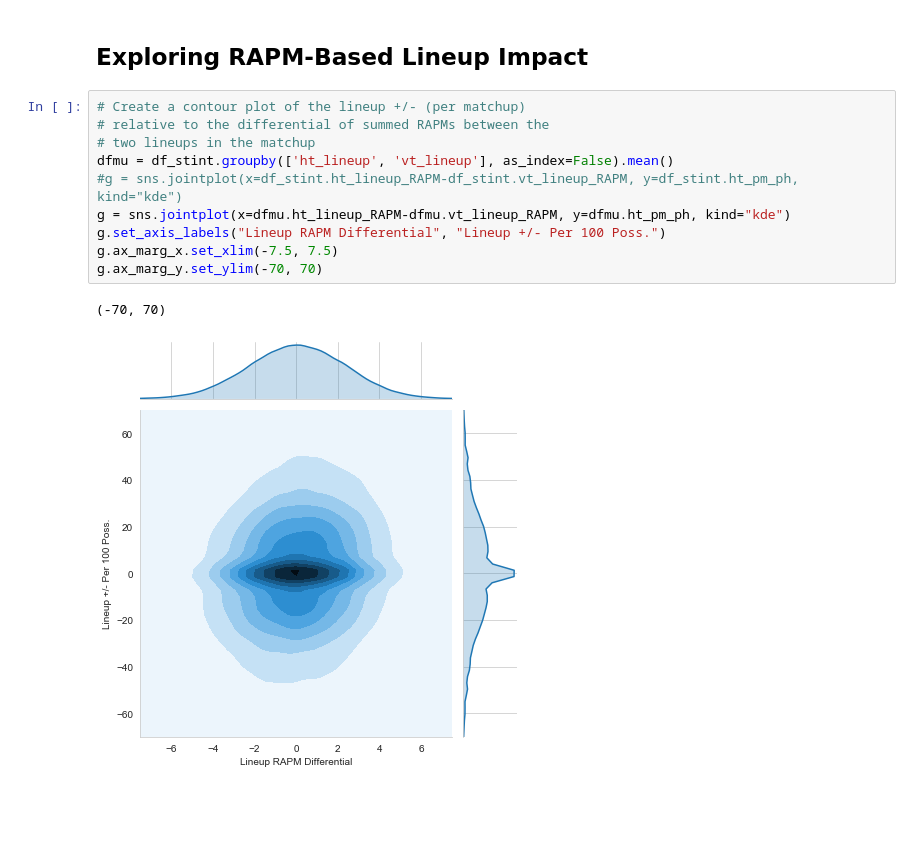
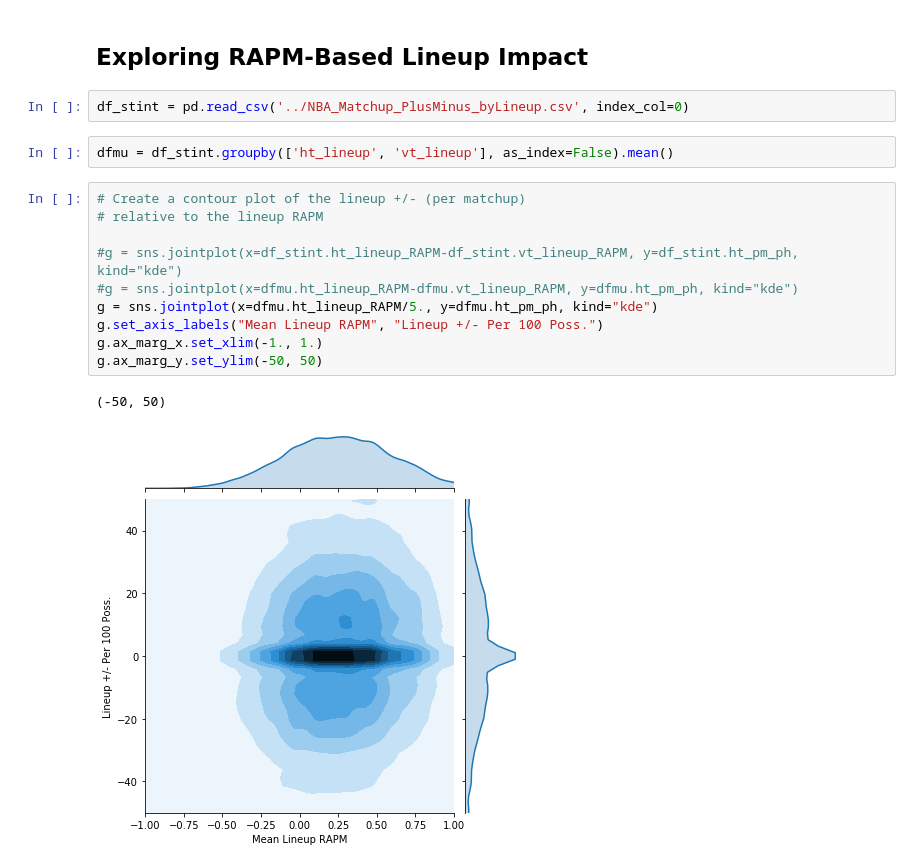
Before and after one commit to jecutter/nba-data-models, a Jupyter notebook: Data_Modeling/RAPM_Model_NoPriors.ipynb, the cells around one changed output. Drawn from its saved outputs; the diff is of its cells as text; blank space fills up the shorter version.

Commit message:
Cleaned up the player classification and RAPM notebooks, and updated the other data exploration/scraping notebooks which have newer metadata (Python version, TOC, etc.).

```diff
--- a/Data_Modeling/RAPM_Model_NoPriors.ipynb
+++ b/Data_Modeling/RAPM_Model_NoPriors.ipynb
@@ -644,16 +655,20 @@ On Stint 98001...
 df_stint.to_csv('../NBA_Matchup_PlusMinus_byLineup.csv')
 # %% [markdown]
 ## Exploring RAPM-Based Lineup Impact
+# %%
+df_stint = pd.read_csv('../NBA_Matchup_PlusMinus_byLineup.csv', index_col=0)
+# %%
+dfmu = df_stint.groupby(['ht_lineup', 'vt_lineup'], as_index=False).mean()
 # %%
 # Create a contour plot of the lineup +/- (per matchup)
-# relative to the differential of summed RAPMs between the
-# two lineups in the matchup
-dfmu = df_stint.groupby(['ht_lineup', 'vt_lineup'], as_index=False).mean()
+# relative to the lineup RAPM
+
 #g = sns.jointplot(x=df_stint.ht_lineup_RAPM-df_stint.vt_lineup_RAPM, y=df_stint.ht_pm_ph, kind="kde")
-g = sns.jointplot(x=dfmu.ht_lineup_RAPM-dfmu.vt_lineup_RAPM, y=dfmu.ht_pm_ph, kind="kde")
-g.set_axis_labels("Lineup RAPM Differential", "Lineup +/- Per 100 Poss.")
-g.ax_marg_x.set_xlim(-7.5, 7.5)
-g.ax_marg_y.set_ylim(-70, 70)
+#g = sns.jointplot(x=dfmu.ht_lineup_RAPM-dfmu.vt_lineup_RAPM, y=dfmu.ht_pm_ph, kind="kde")
+g = sns.jointplot(x=dfmu.ht_lineup_RAPM/5., y=dfmu.ht_pm_ph, kind="kde")
+g.set_axis_labels("Mean Lineup RAPM", "Lineup +/- Per 100 Poss.")
+g.ax_marg_x.set_xlim(-1., 1.)
+g.ax_marg_y.set_ylim(-50, 50)
 # %% [output]
-(-70, 70)
+(-50, 50)
-[figure, old version]
+[figure, new version]
```
Also changed, not shown: parts of 27 cells of this notebook, 9 other files.
